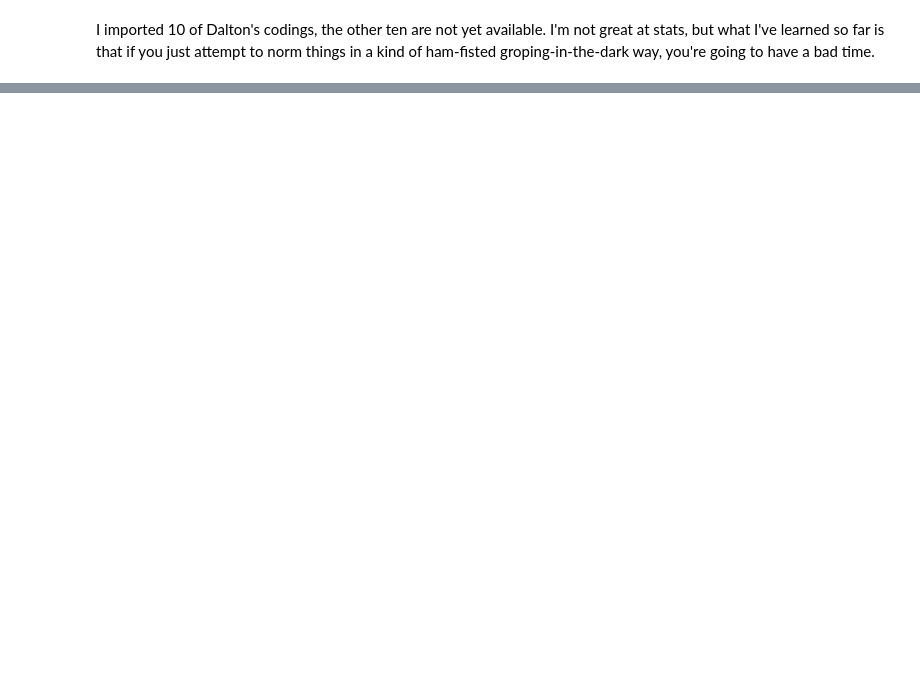
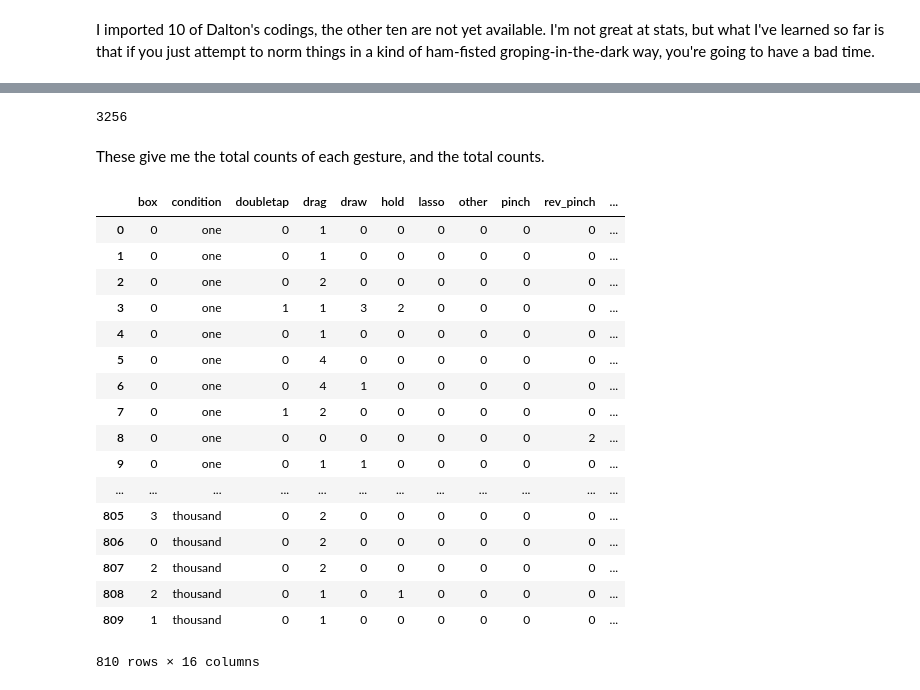
Before and after one commit to ab3nd/TinyRobo, a Jupyter notebook: data/data_analysis.ipynb, the cells around one changed output, grey strips where cells are left out. Saved outputs shown, nothing was run; the diff lists cells and outputs as text; code cells hidden in the pictures; blank space fills up the shorter version.

```diff
--- a/data/data_analysis.ipynb
+++ b/data/data_analysis.ipynb
@@ -746,0 +1040,29 @@ I imported 10 of Dalton's codings, the other ten are not yet available. I'm not
+# %%
+no_str.sum().sum()
+# %% [output]
+3256
+# %% [markdown]
+These give me the total counts of each gesture, and the total counts.
+# %%
+adh = all_data_handler.UserData()
+# %%
+pandas.DataFrame(adh.toPandas())
+# %% [output]
+|  | box | condition | doubletap | drag | draw | hold | lasso | other | pinch | rev_pinch | ... |
+| 0 | 0 | one | 0 | 1 | 0 | 0 | 0 | 0 | 0 | 0 | ... |
+| 1 | 0 | one | 0 | 1 | 0 | 0 | 0 | 0 | 0 | 0 | ... |
+| 2 | 0 | one | 0 | 2 | 0 | 0 | 0 | 0 | 0 | 0 | ... |
+| 3 | 0 | one | 1 | 1 | 3 | 2 | 0 | 0 | 0 | 0 | ... |
+| 4 | 0 | one | 0 | 1 | 0 | 0 | 0 | 0 | 0 | 0 | ... |
+| 5 | 0 | one | 0 | 4 | 0 | 0 | 0 | 0 | 0 | 0 | ... |
+| 6 | 0 | one | 0 | 4 | 1 | 0 | 0 | 0 | 0 | 0 | ... |
+| 7 | 0 | one | 1 | 2 | 0 | 0 | 0 | 0 | 0 | 0 | ... |
+| 8 | 0 | one | 0 | 0 | 0 | 0 | 0 | 0 | 0 | 2 | ... |
+| 9 | 0 | one | 0 | 1 | 1 | 0 | 0 | 0 | 0 | 0 | ... |
+| ... | ... | ... | ... | ... | ... | ... | ... | ... | ... | ... | ... |
+| 805 | 3 | thousand | 0 | 2 | 0 | 0 | 0 | 0 | 0 | 0 | ... |
+| 806 | 0 | thousand | 0 | 2 | 0 | 0 | 0 | 0 | 0 | 0 | ... |
+| 807 | 2 | thousand | 0 | 2 | 0 | 0 | 0 | 0 | 0 | 0 | ... |
+| 808 | 2 | thousand | 0 | 1 | 0 | 1 | 0 | 0 | 0 | 0 | ... |
+| 809 | 1 | thousand | 0 | 1 | 0 | 0 | 0 | 0 | 0 | 0 | ... |
+810 rows × 16 columns
```
Also changed, not shown: parts of 68 cells of this notebook, 2 other files.
